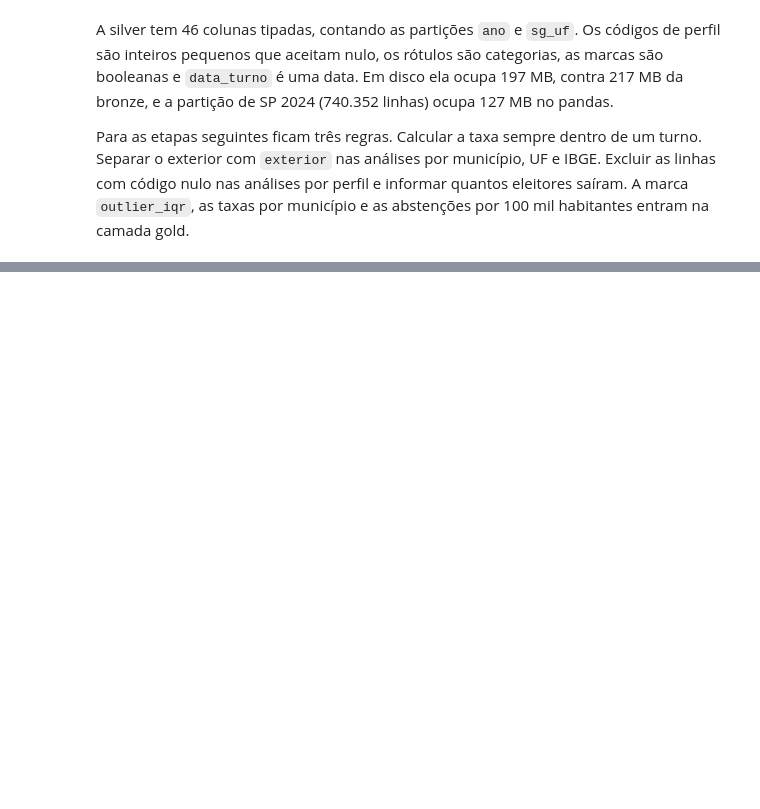
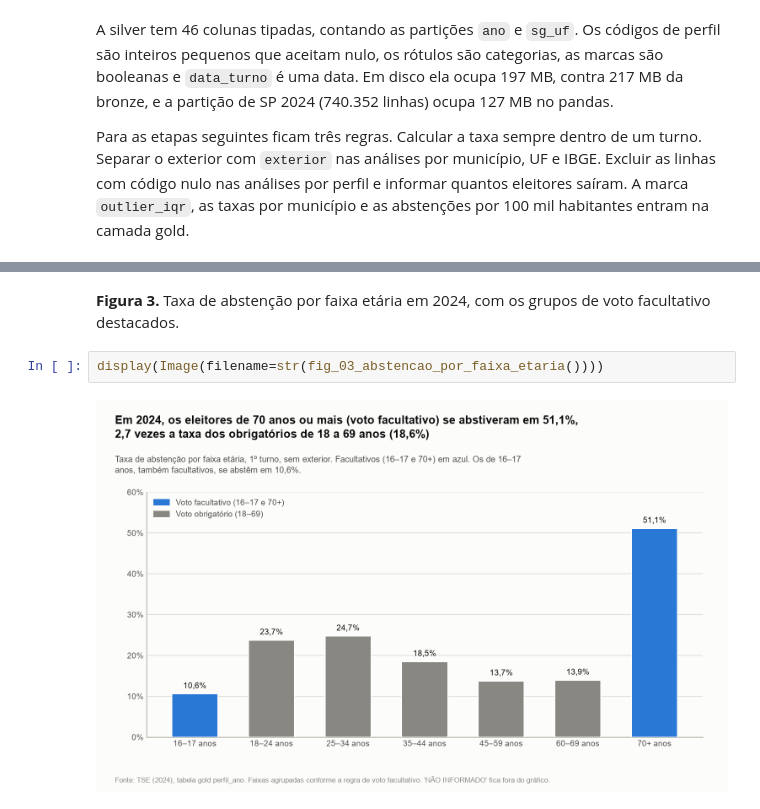
Before and after one commit to GUSTAVOHOOO/bigdata-tse-abstencao, a Jupyter notebook: notebooks/etapa1.ipynb, the cells around one changed output, grey strips where cells are left out. Drawn from its saved outputs; the diff is of its cells as text; blank space fills up the shorter version.

```diff
--- a/notebooks/etapa1.ipynb
+++ b/notebooks/etapa1.ipynb
@@ -1605,0 +1636,6 @@ Para as etapas seguintes ficam três regras. Calcular a taxa sempre dentro de um
+# %% [markdown]
+**Figura 3.** Taxa de abstenção por faixa etária em 2024, com os grupos de voto facultativo destacados.
+# %%
+display(Image(filename=str(fig_03_abstencao_por_faixa_etaria())))
+# %% [output]
+[figure, added]
```
Also changed, not shown: parts of 23 cells of this notebook, 11 other files.
